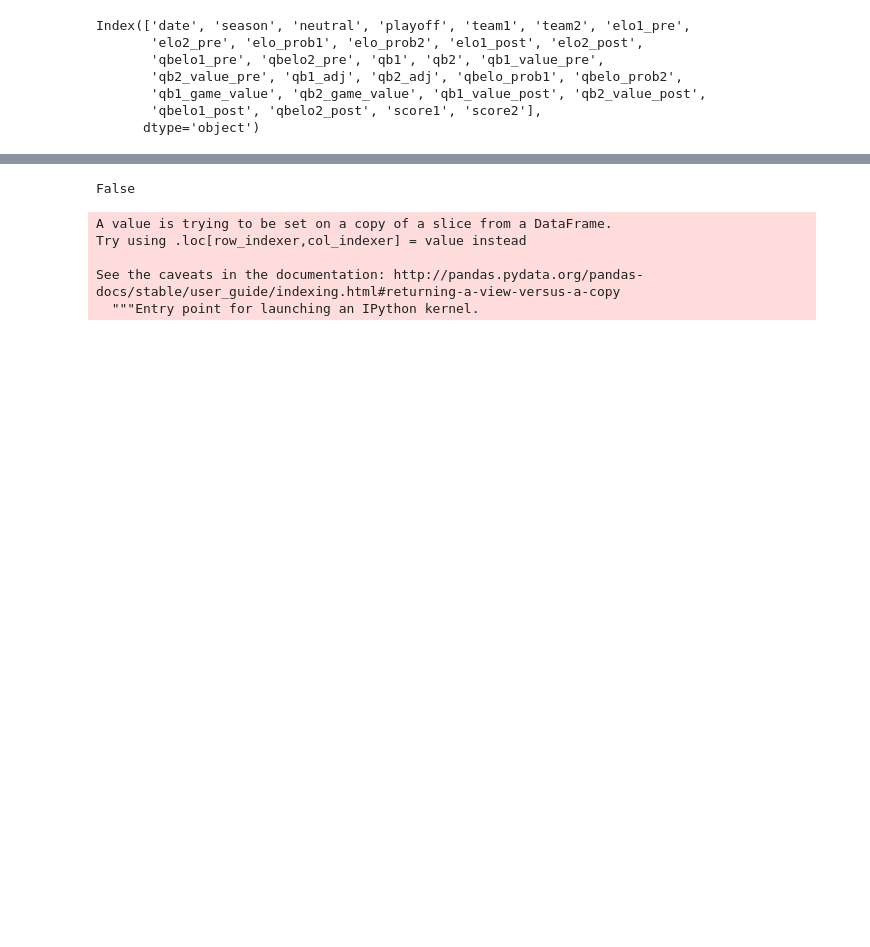
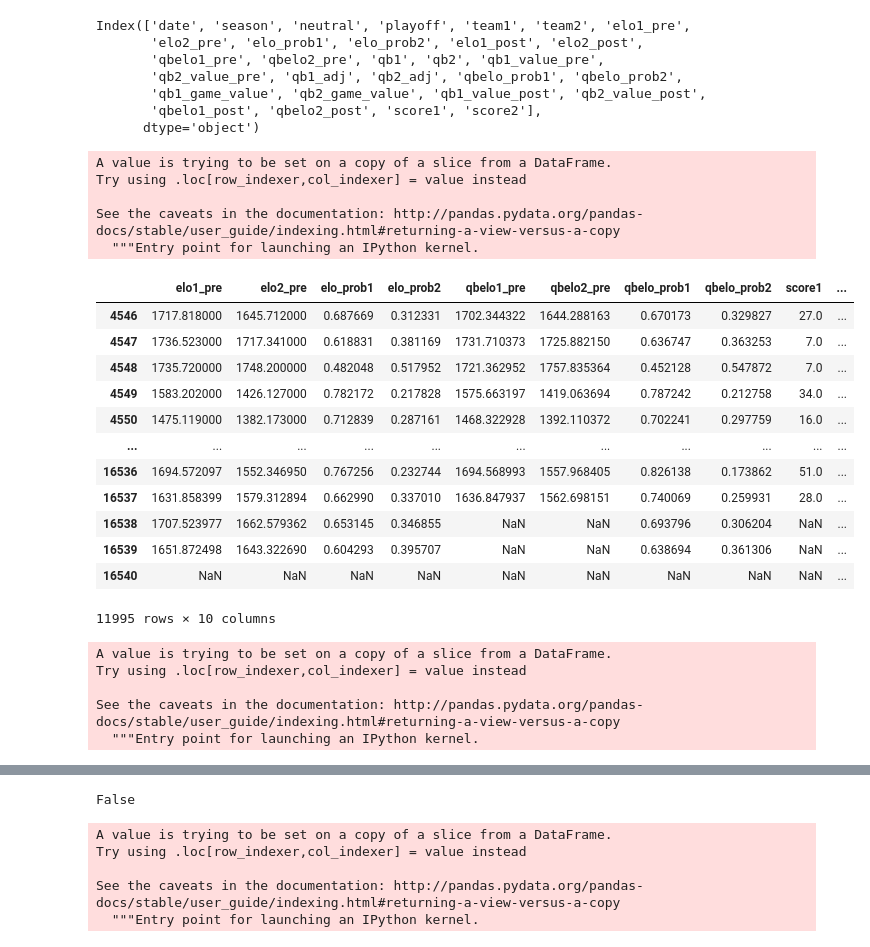
Before and after one commit to UBC-MDS/Workflows_Group_306, a Jupyter notebook: change_of_elo_with_score.ipynb, the cells around one changed output, grey strips where cells are left out. Saved outputs shown, nothing was run; the diff lists cells and outputs as text; code cells hidden in the pictures; blank space fills up the shorter version.

```diff
--- a/change_of_elo_with_score.ipynb
+++ b/change_of_elo_with_score.ipynb
@@ -14,3 +14,38 @@ Index(['date', 'season', 'neutral', 'playoff', 'team1', 'team2', 'elo1_pre',
        'qb1_game_value', 'qb2_game_value', 'qb1_value_post', 'qb2_value_post',
        'qbelo1_post', 'qbelo2_post', 'score1', 'score2'],
       dtype='object')
+# %%
+data = nfl_data[['date','elo1_pre','elo2_pre','elo_prob1', 'elo_prob2','qbelo1_pre', 'qbelo2_pre',
+          'qbelo_prob1', 'qbelo_prob2','score1', 'score2' ]]
+# %%
+data['date'] = pd.to_datetime(data['date'])
+req_data = data[data['date'].dt.year > 1969]
+req_data =  req_data.drop(columns = 'date')
+req_data
+# %% [output]
+A value is trying to be set on a copy of a slice from a DataFrame.
+Try using .loc[row_indexer,col_indexer] = value instead
+
+See the caveats in the documentation: http://pandas.pydata.org/pandas-docs/stable/user_guide/indexing.html#returning-a-view-versus-a-copy
+  """Entry point for launching an IPython kernel.
+|  | elo1_pre | elo2_pre | elo_prob1 | elo_prob2 | qbelo1_pre | qbelo2_pre | qbelo_prob1 | qbelo_prob2 | score1 | ... |
+| 4546 | 1717.818000 | 1645.712000 | 0.687669 | 0.312331 | 1702.344322 | 1644.288163 | 0.670173 | 0.329827 | 27.0 | ... |
+| 4547 | 1736.523000 | 1717.341000 | 0.618831 | 0.381169 | 1731.710373 | 1725.882150 | 0.636747 | 0.363253 | 7.0 | ... |
+| 4548 | 1735.720000 | 1748.200000 | 0.482048 | 0.517952 | 1721.362952 | 1757.835364 | 0.452128 | 0.547872 | 7.0 | ... |
+| 4549 | 1583.202000 | 1426.127000 | 0.782172 | 0.217828 | 1575.663197 | 1419.063694 | 0.787242 | 0.212758 | 34.0 | ... |
+| 4550 | 1475.119000 | 1382.173000 | 0.712839 | 0.287161 | 1468.322928 | 1392.110372 | 0.702241 | 0.297759 | 16.0 | ... |
+| ... | ... | ... | ... | ... | ... | ... | ... | ... | ... | ... |
+| 16536 | 1694.572097 | 1552.346950 | 0.767256 | 0.232744 | 1694.568993 | 1557.968405 | 0.826138 | 0.173862 | 51.0 | ... |
+| 16537 | 1631.858399 | 1579.312894 | 0.662990 | 0.337010 | 1636.847937 | 1562.698151 | 0.740069 | 0.259931 | 28.0 | ... |
+| 16538 | 1707.523977 | 1662.579362 | 0.653145 | 0.346855 | NaN | NaN | 0.693796 | 0.306204 | NaN | ... |
+| 16539 | 1651.872498 | 1643.322690 | 0.604293 | 0.395707 | NaN | NaN | 0.638694 | 0.361306 | NaN | ... |
+| 16540 | NaN | NaN | NaN | NaN | NaN | NaN | NaN | NaN | NaN | ... |
+11995 rows × 10 columns
+# %%
+req_data['diff_in_score']= req_data['score1']- req_data['score2']
+# %% [output]
+A value is trying to be set on a copy of a slice from a DataFrame.
+Try using .loc[row_indexer,col_indexer] = value instead
+
+See the caveats in the documentation: http://pandas.pydata.org/pandas-docs/stable/user_guide/indexing.html#returning-a-view-versus-a-copy
+  """Entry point for launching an IPython kernel.
```
Also changed, not shown: parts of 14 cells of this notebook, 6 other files.
